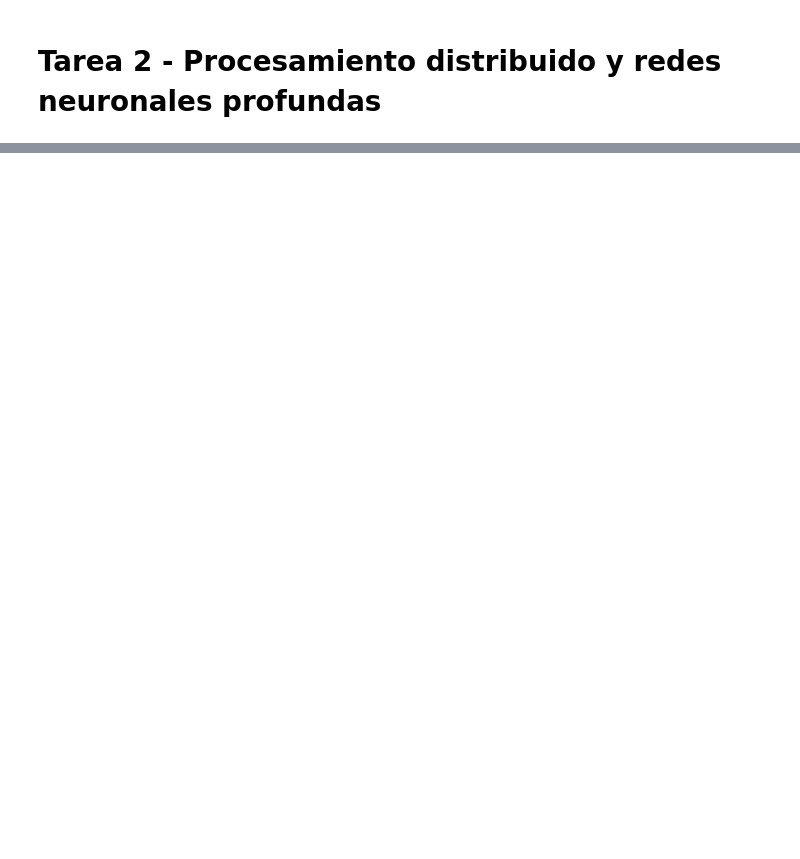
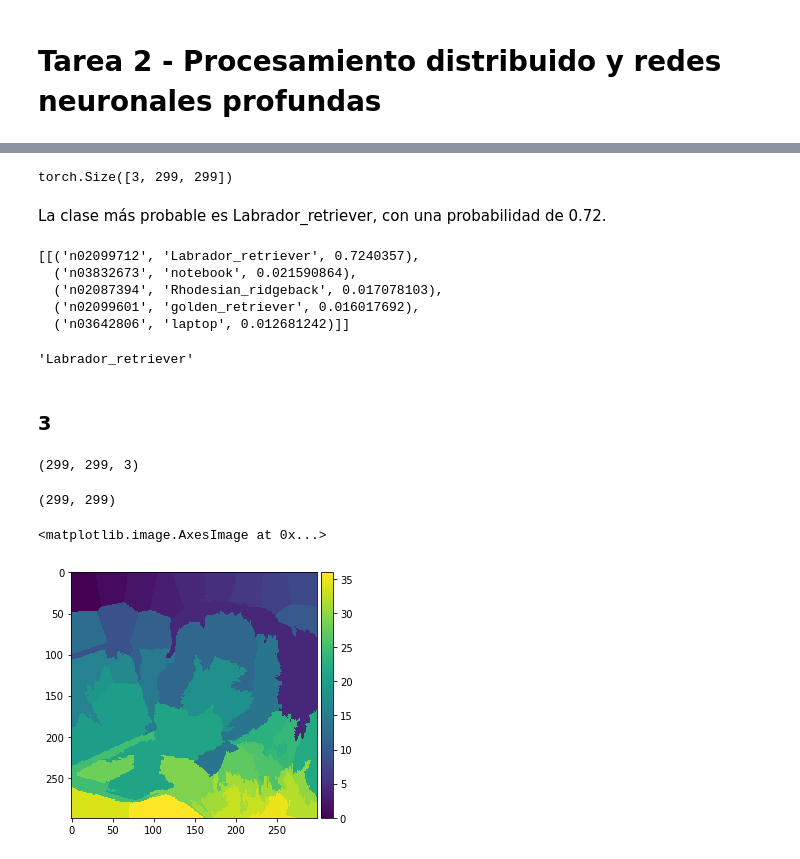
Before and after one commit to gabriel-ortega-hernandez/Tarea-2-Grupo-3, a Jupyter notebook: tarea2.ipynb, the cells around one changed output, grey strips where cells are left out. Cells and saved outputs as stored; diff of their text form; code cells hidden in the pictures; blank space fills up the shorter version.

```diff
--- a/tarea2.ipynb
+++ b/tarea2.ipynb
@@ -30,0 +71,4 @@ torch.manual_seed(6202)
+# %%
+# Se procesa la imagen de control bajo el preprocesador antes creado
+imagen_procesada = preprocesamiento(imagen_control)
+imagen_procesada
@@ -30,0 +93,4 @@ torch.manual_seed(6202)
+# %%
+imagen_procesada.shape
+# %% [output]
+torch.Size([3, 299, 299])
@@ -30,0 +111,37 @@ torch.manual_seed(6202)
+# %% [markdown]
+La clase más probable es Labrador_retriever, con una probabilidad de 0.72.
+# %%
+decode_predictions(predicciones)
+# %% [output]
+[[('n02099712', 'Labrador_retriever', 0.7240357),
+  ('n03832673', 'notebook', 0.021590864),
+  ('n02087394', 'Rhodesian_ridgeback', 0.017078103),
+  ('n02099601', 'golden_retriever', 0.016017692),
+  ('n03642806', 'laptop', 0.012681242)]]
+# %%
+# Se recupera la clase predicha por la red sobre la imagen de control
+prediccion_control = decode_predictions(predicciones)[0][0][1] # Labrador_retriever
+prediccion_control
+# %% [output]
+'Labrador_retriever'
+# %% [markdown]
+### 3
+# %%
+# Se reajustan las dimensiones de la imagen procesada para ser procesada como
+# ndarray por slic(). Tensor(C,H,W) -> ndarray(H,W,C)
+imagen_procesada = np.transpose(imagen_procesada.numpy(),[1,2,0])
+imagen_procesada.shape
+# %% [output]
+(299, 299, 3)
+# %%
+# Se procesa la imagen a traves de slic()
+imagen_segmentada = slic(imagen_procesada,n_segments=80)
+imagen_segmentada.shape
+# %% [output]
+(299, 299)
+# %%
+# Visualizamos primero los labels de la segmentación
+imshow(imagen_segmentada)
+# %% [output]
+<matplotlib.image.AxesImage at 0x...>
+[figure, added]
```
Also changed, not shown: parts of 73 cells of this notebook, 2 other files.
